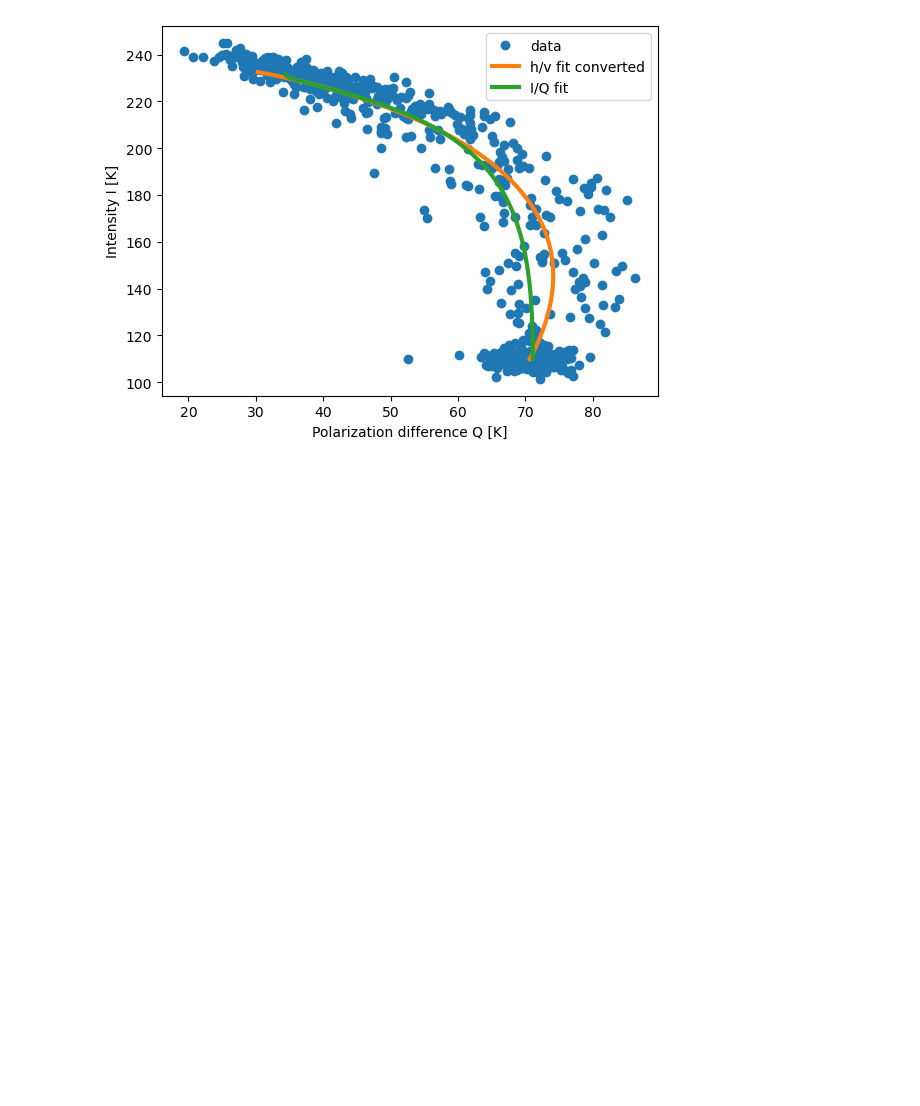
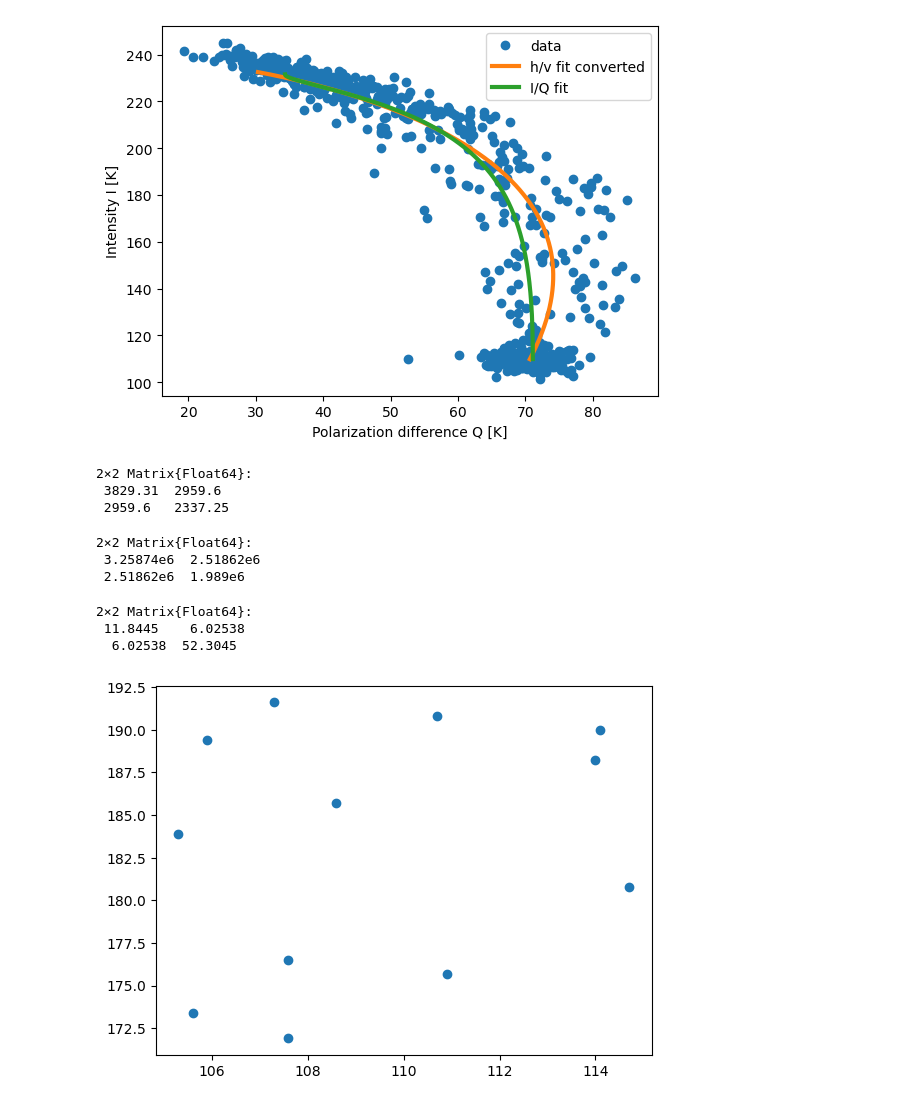
Before and after one commit to CIMR-Algos/SeaIceThickness_ATBD, a Jupyter notebook: book/training_data_smos53.ipynb, the cells around one changed output. Drawn from its saved outputs; the diff is of its cells as text; code cells hidden in the pictures; blank space fills up the shorter version.

```diff
--- a/book/training_data_smos53.ipynb
+++ b/book/training_data_smos53.ipynb
@@ -227,3 +233,9 @@ fig
 [figure]
 # %%
 YAML.write_file("fit_params.yml", Dict("ph"=>ph,"pv"=>pv, "pI"=>pI, "pQ"=>pQ))
+# %%
+cov([alltbh alltbv])
+# %% [output]
+2×2 Matrix{Float64}:
+ 3829.31  2959.6
+ 2959.6   2337.25
@@ -229,0 +244,21 @@ YAML.write_file("fit_params.yml", Dict("ph"=>ph,"pv"=>pv, "pI"=>pI, "pQ"=>pQ))
+# %%
+
+StatsBase.scattermat([alltbh alltbv])
+# %% [output]
+2×2 Matrix{Float64}:
+ 3.25874e6  2.51862e6
+ 2.51862e6  1.989e6
+# %%
+
+idx=105 .<alltbh.<115
+StatsBase.cov([alltbh[idx] alltbv[idx]])
+# %% [output]
+2×2 Matrix{Float64}:
+ 11.8445    6.02538
+  6.02538  52.3045
+# %%
+fig,ax=plt.subplots()
+ax.scatter(alltbh[idx], alltbv[idx])
+fig
+# %% [output]
+[figure, added]
```
Also changed, not shown: parts of 2 cells of this notebook, 16 other files.
